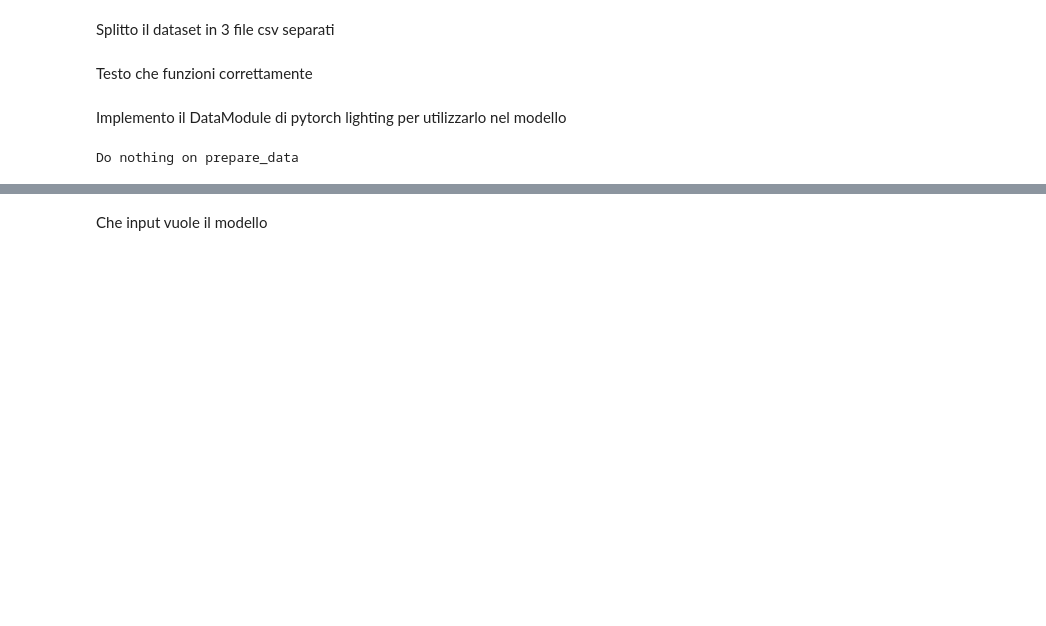
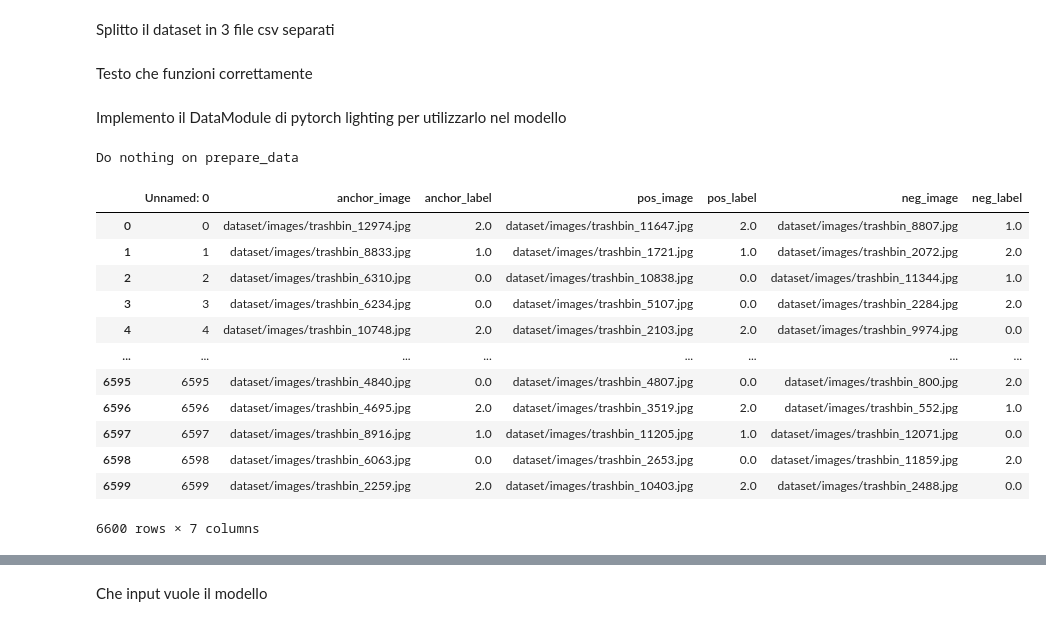
Before and after one commit to khalld/deep-learning, a Jupyter notebook: main-dataloader.ipynb, the cells around one changed output, grey strips where cells are left out. Saved outputs shown, nothing was run; the diff lists cells and outputs as text; code cells hidden in the pictures; blank space fills up the shorter version.

Commit message:
working v. of training

```diff
--- a/main-dataloader.ipynb
+++ b/main-dataloader.ipynb
@@ -124,7 +127,7 @@ dst_triplet = TripletTrashbinDataset(csv=join('dataset', 'all_labels_triplet.csv
 Implemento il DataModule di pytorch lighting per utilizzarlo nel modello
 # %%
 class TripletTrashbinDataModule(pl.LightningDataModule):
-    def __init__(self, img_size, batch_size=32, num_workers=12):
+    def __init__(self, img_size, batch_size=32, num_workers=0):
         super().__init__()
 
         self.batch_size = batch_size
@@ -137,9 +140,10 @@ class TripletTrashbinDataModule(pl.LightningDataModule):
         self.trb_test_csv = 'dataset/triplet_test.csv'
 
         self.transform = transforms.Compose([
-                        transforms.Resize(self.img_size),
+                        transforms.Resize((self.img_size, self.img_size)),
                         transforms.ToTensor(),
-                        transforms.Normalize((0.485, 0.456, 0.406), (0.229, 0.224, 0.225))
+                        transforms.Normalize((0.485, 0.456, 0.406), (0.229, 0.224, 0.225)),
+                        # transforms.Lambda(lambda x: x.view(-1))
                     ])
 
 
@@ -166,12 +170,28 @@ class TripletTrashbinDataModule(pl.LightningDataModule):
     def test_dataloader(self):
         return DataLoader(self.trb_test, batch_size=self.batch_size, num_workers=self.num_workers)
 # %%
-dm = TripletTrashbinDataModule(img_size=94)
+dm = TripletTrashbinDataModule(img_size=data_img_size,num_workers=0)
 
 dm.prepare_data()
 dm.setup()
 # %% [output]
 Do nothing on prepare_data
+# %%
+dm.train_dataloader().dataset.data
+# %% [output]
+|  | Unnamed: 0 | anchor_image | anchor_label | pos_image | pos_label | neg_image | neg_label |
+| 0 | 0 | dataset/images/trashbin_12974.jpg | 2.0 | dataset/images/trashbin_11647.jpg | 2.0 | dataset/images/trashbin_8807.jpg | 1.0 |
+| 1 | 1 | dataset/images/trashbin_8833.jpg | 1.0 | dataset/images/trashbin_1721.jpg | 1.0 | dataset/images/trashbin_2072.jpg | 2.0 |
+| 2 | 2 | dataset/images/trashbin_6310.jpg | 0.0 | dataset/images/trashbin_10838.jpg | 0.0 | dataset/images/trashbin_11344.jpg | 1.0 |
+| 3 | 3 | dataset/images/trashbin_6234.jpg | 0.0 | dataset/images/trashbin_5107.jpg | 0.0 | dataset/images/trashbin_2284.jpg | 2.0 |
+| 4 | 4 | dataset/images/trashbin_10748.jpg | 2.0 | dataset/images/trashbin_2103.jpg | 2.0 | dataset/images/trashbin_9974.jpg | 0.0 |
+| ... | ... | ... | ... | ... | ... | ... | ... |
+| 6595 | 6595 | dataset/images/trashbin_4840.jpg | 0.0 | dataset/images/trashbin_4807.jpg | 0.0 | dataset/images/trashbin_800.jpg | 2.0 |
+| 6596 | 6596 | dataset/images/trashbin_4695.jpg | 2.0 | dataset/images/trashbin_3519.jpg | 2.0 | dataset/images/trashbin_552.jpg | 1.0 |
+| 6597 | 6597 | dataset/images/trashbin_8916.jpg | 1.0 | dataset/images/trashbin_11205.jpg | 1.0 | dataset/images/trashbin_12071.jpg | 0.0 |
+| 6598 | 6598 | dataset/images/trashbin_6063.jpg | 0.0 | dataset/images/trashbin_2653.jpg | 0.0 | dataset/images/trashbin_11859.jpg | 2.0 |
+| 6599 | 6599 | dataset/images/trashbin_2259.jpg | 2.0 | dataset/images/trashbin_10403.jpg | 2.0 | dataset/images/trashbin_2488.jpg | 0.0 |
+6600 rows × 7 columns
 # %%
 plt.figure(figsize=(16,4))
 for i, idx in enumerate(np.random.choice(len(dm.trb_train), 6)):
```
Also changed, not shown: parts of 19 cells of this notebook, 3 other files.
